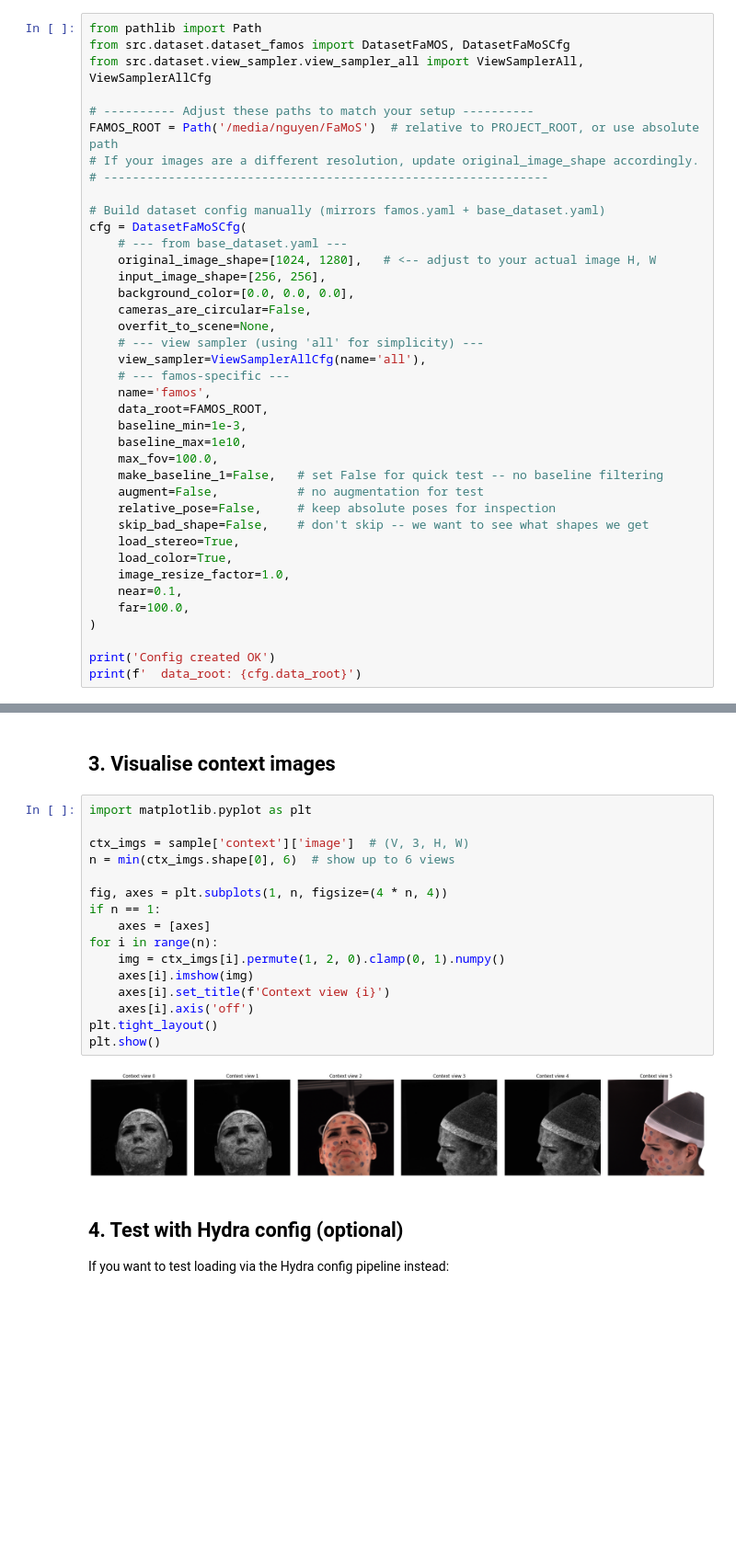
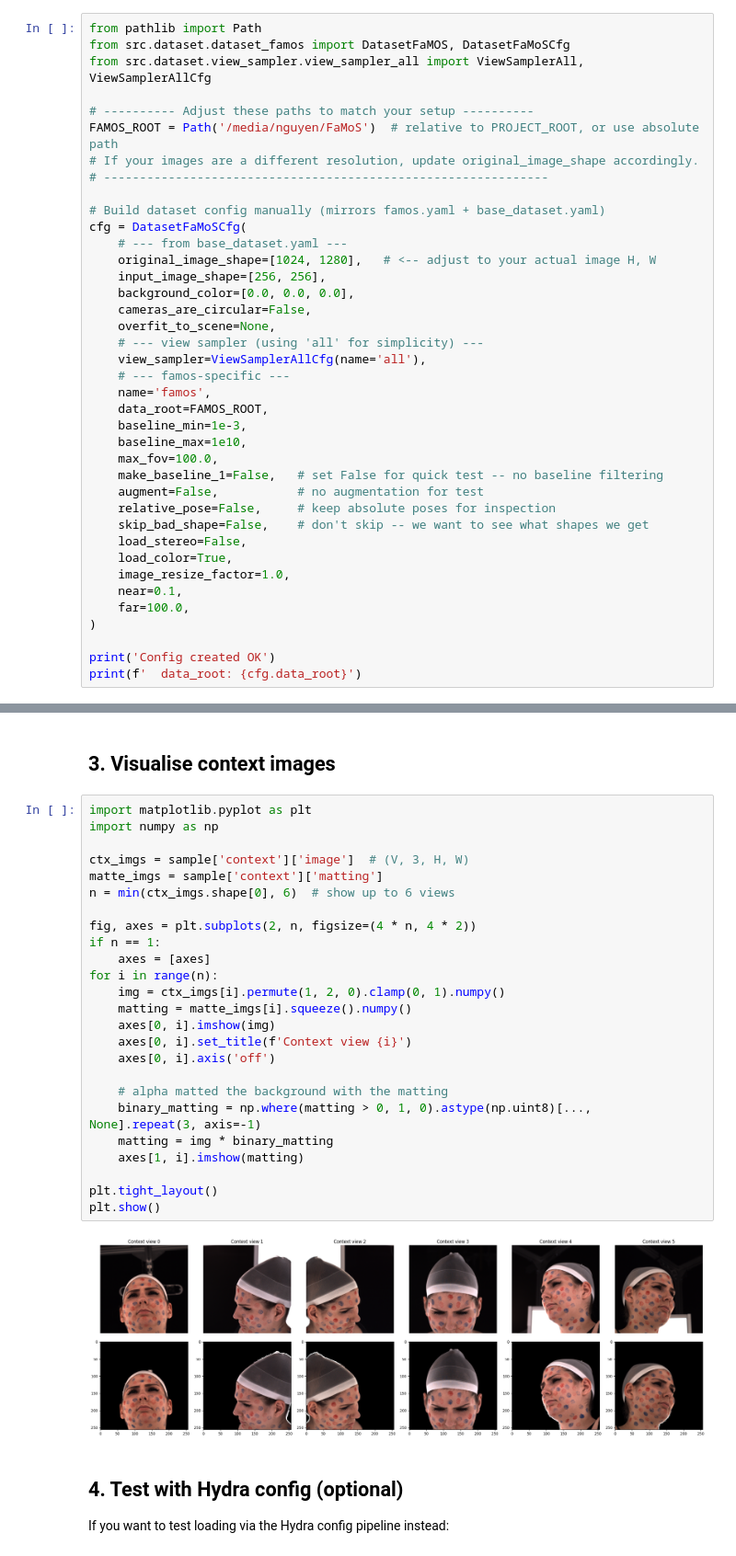
Before and after one commit to nguyenntt97/SPFSplatV2, a Jupyter notebook: playground/dataset_examples.ipynb, the cells around one changed output, grey strips where cells are left out. Shown at 92% size. Drawn from its saved outputs; the diff is of its cells as text; blank space fills up the shorter version.

```diff
--- a/playground/dataset_examples.ipynb
+++ b/playground/dataset_examples.ipynb
@@ -47,7 +44,7 @@ cfg = DatasetFaMoSCfg(
     augment=False,           # no augmentation for test
     relative_pose=False,     # keep absolute poses for inspection
     skip_bad_shape=False,    # don't skip -- we want to see what shapes we get
-    load_stereo=True,
+    load_stereo=False,
     load_color=True,
     image_resize_factor=1.0,
     near=0.1,
@@ -118,22 +115,31 @@ Scene: FaMoS_subject_005/anger/000071
 ## 3. Visualise context images
 # %%
 import matplotlib.pyplot as plt
+import numpy as np
 
 ctx_imgs = sample['context']['image']  # (V, 3, H, W)
+matte_imgs = sample['context']['matting']
 n = min(ctx_imgs.shape[0], 6)  # show up to 6 views
 
-fig, axes = plt.subplots(1, n, figsize=(4 * n, 4))
+fig, axes = plt.subplots(2, n, figsize=(4 * n, 4 * 2))
 if n == 1:
     axes = [axes]
 for i in range(n):
     img = ctx_imgs[i].permute(1, 2, 0).clamp(0, 1).numpy()
-    axes[i].imshow(img)
-    axes[i].set_title(f'Context view {i}')
-    axes[i].axis('off')
+    matting = matte_imgs[i].squeeze().numpy()
+    axes[0, i].imshow(img)
+    axes[0, i].set_title(f'Context view {i}')
+    axes[0, i].axis('off')
+
+    # alpha matted the background with the matting
+    binary_matting = np.where(matting > 0, 1, 0).astype(np.uint8)[..., None].repeat(3, axis=-1)
+    matting = img * binary_matting
+    axes[1, i].imshow(matting)
+
 plt.tight_layout()
 plt.show()
 # %% [output]
-[figure, old version]
+[figure, new version]
 # %% [markdown]
 ## 4. Test with Hydra config (optional)
 
```
Also changed, not shown: parts of 2 cells of this notebook, 6 other files.
